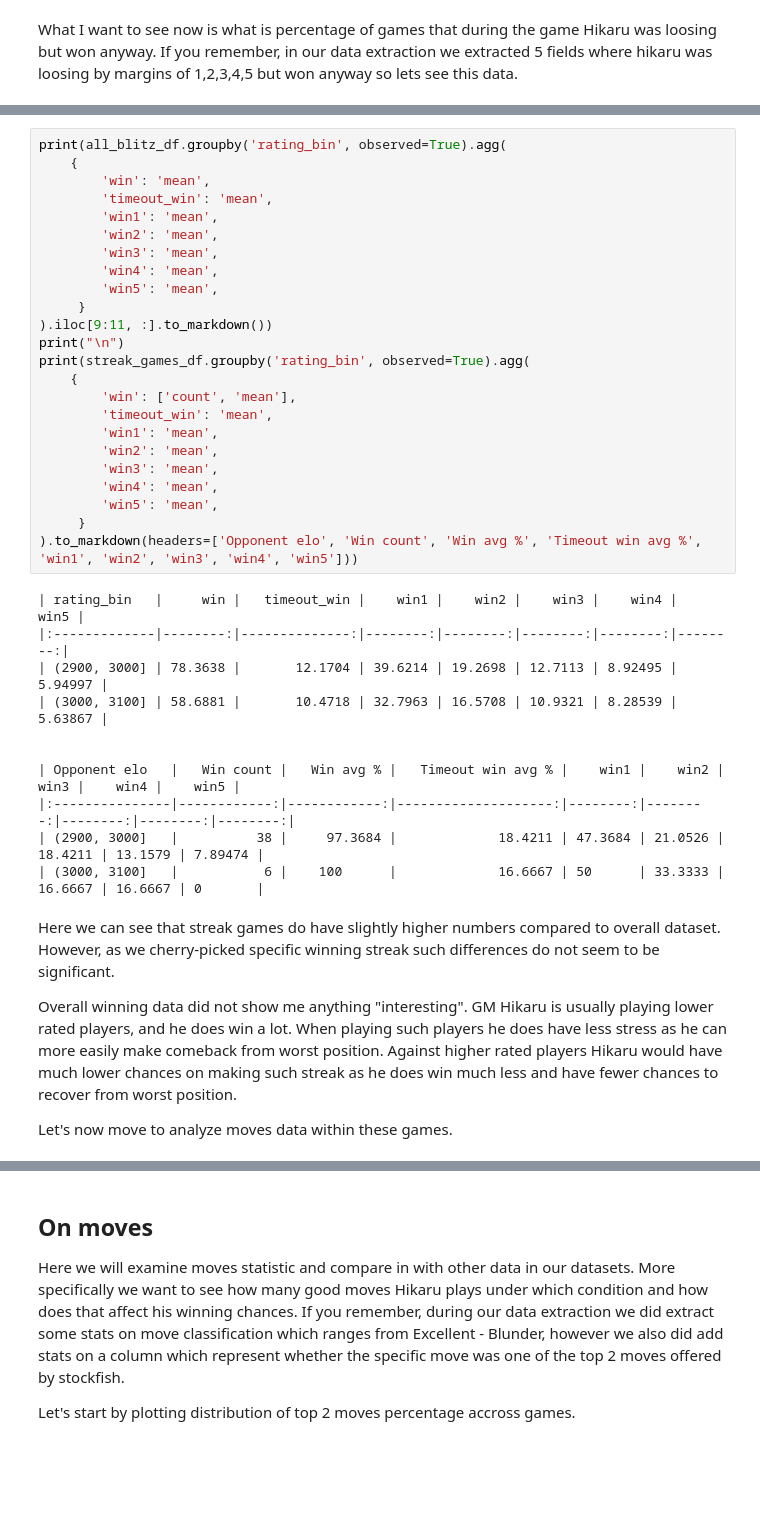
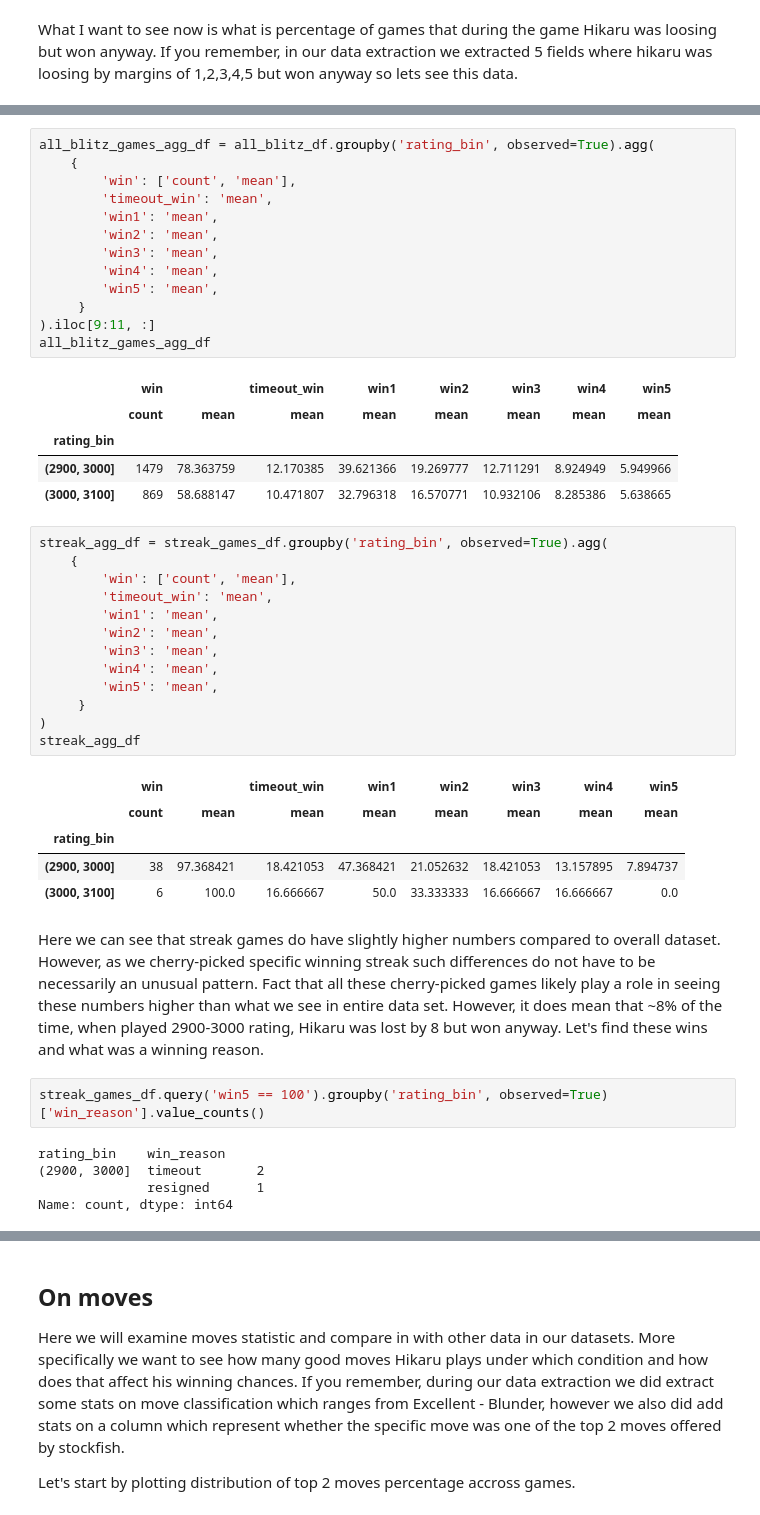
Before and after one commit to vzornic/hikaru-interesting-analysis, a Jupyter notebook: analysis.ipynb, the cells around one changed output, grey strips where cells are left out. Cells and saved outputs as stored; diff of their text form; blank space fills up the shorter version.

```diff
--- a/analysis.ipynb
+++ b/analysis.ipynb
@@ -280,17 +315,24 @@ Let's now see these stats for the streak games and see if they deviate from what
+# %%
+all_blitz_games_agg_df = all_blitz_df.groupby('rating_bin', observed=True).agg(
+    {
+        'win': ['count', 'mean'],
+        'timeout_win': 'mean',
+        'win1': 'mean',
+        'win2': 'mean',
+        'win3': 'mean',
+        'win4': 'mean',
+        'win5': 'mean',
+     }
+).iloc[9:11, :]
+all_blitz_games_agg_df
+# %% [output]
+|  | win |  | timeout_win | win1 | win2 | win3 | win4 | win5 |
+|  | count | mean | mean | mean | mean | mean | mean | mean |
+| rating_bin |  |  |  |  |  |  |  |  |
+| (2900, 3000] | 1479 | 78.363759 | 12.170385 | 39.621366 | 19.269777 | 12.711291 | 8.924949 | 5.949966 |
+| (3000, 3100] | 869 | 58.688147 | 10.471807 | 32.796318 | 16.570771 | 10.932106 | 8.285386 | 5.638665 |
 # %%
-print(all_blitz_df.groupby('rating_bin', observed=True).agg(
-    {
-        'win': 'mean',
-        'timeout_win': 'mean',
-        'win1': 'mean',
-        'win2': 'mean',
-        'win3': 'mean',
-        'win4': 'mean',
-        'win5': 'mean',
-     }
-).iloc[9:11, :].to_markdown())
-print("\n")
-print(streak_games_df.groupby('rating_bin', observed=True).agg(
+streak_agg_df = streak_games_df.groupby('rating_bin', observed=True).agg(
     {
         'win': ['count', 'mean'],
         'timeout_win': 'mean',
@@ -300,21 +342,20 @@ print(streak_games_df.groupby('rating_bin', observed=True).agg(
         'win4': 'mean',
         'win5': 'mean',
      }
-).to_markdown(headers=['Opponent elo', 'Win count', 'Win avg %', 'Timeout win avg %', 'win1', 'win2', 'win3', 'win4', 'win5']))
+)
+streak_agg_df
 # %% [output]
-| rating_bin   |     win |   timeout_win |    win1 |    win2 |    win3 |    win4 |    win5 |
-|:-------------|--------:|--------------:|--------:|--------:|--------:|--------:|--------:|
-| (2900, 3000] | 78.3638 |       12.1704 | 39.6214 | 19.2698 | 12.7113 | 8.92495 | 5.94997 |
-| (3000, 3100] | 58.6881 |       10.4718 | 32.7963 | 16.5708 | 10.9321 | 8.28539 | 5.63867 |
-
-
-| Opponent elo   |   Win count |   Win avg % |   Timeout win avg % |    win1 |    win2 |    win3 |    win4 |    win5 |
-|:---------------|------------:|------------:|--------------------:|--------:|--------:|--------:|--------:|--------:|
-| (2900, 3000]   |          38 |     97.3684 |             18.4211 | 47.3684 | 21.0526 | 18.4211 | 13.1579 | 7.89474 |
-| (3000, 3100]   |           6 |    100      |             16.6667 | 50      | 33.3333 | 16.6667 | 16.6667 | 0       |
+|  | win |  | timeout_win | win1 | win2 | win3 | win4 | win5 |
+|  | count | mean | mean | mean | mean | mean | mean | mean |
+| rating_bin |  |  |  |  |  |  |  |  |
+| (2900, 3000] | 38 | 97.368421 | 18.421053 | 47.368421 | 21.052632 | 18.421053 | 13.157895 | 7.894737 |
+| (3000, 3100] | 6 | 100.0 | 16.666667 | 50.0 | 33.333333 | 16.666667 | 16.666667 | 0.0 |
 # %% [markdown]
-Here we can see that streak games do have slightly higher numbers compared to overall dataset. However, as we cherry-picked specific winning streak such differences do not seem to be significant.
-
-Overall winning data did not show me anything "interesting". GM Hikaru is usually playing lower rated players, and he does win a lot. When playing such players he does have less stress as he can more easily make comeback from worst position. Against higher rated players Hikaru would have much lower chances on making such streak as he does win much less and have fewer chances to recover from worst position.
-
-Let's now move to analyze moves data within these games.
+Here we can see that streak games do have slightly higher numbers compared to overall dataset. However, as we cherry-picked specific winning streak such differences do not have to be necessarily an unusual pattern. Fact that all these cherry-picked games likely play a role in seeing these numbers higher than what we see in entire data set. However, it does mean that ~8% of the time, when played 2900-3000 rating, Hikaru was lost by 8 but won anyway. Let's find these wins and what was a winning reason.
+# %%
+streak_games_df.query('win5 == 100').groupby('rating_bin', observed=True)['win_reason'].value_counts()
+# %% [output]
+rating_bin    win_reason
+(2900, 3000]  timeout       2
+              resigned      1
+Name: count, dtype: int64
```
Also changed, not shown: parts of 19 cells of this notebook, 1 other file.
